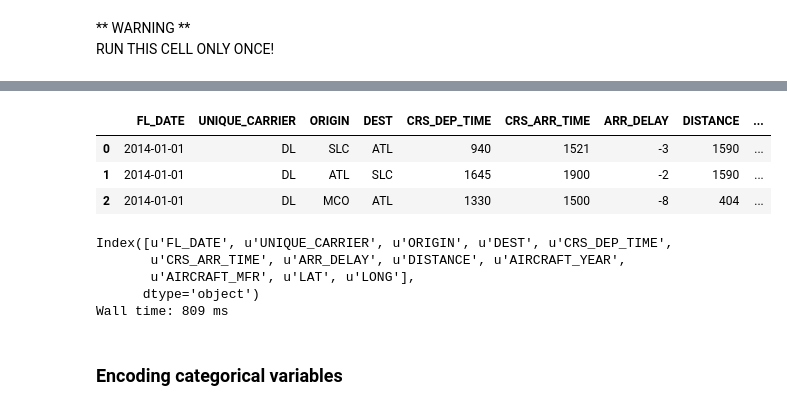
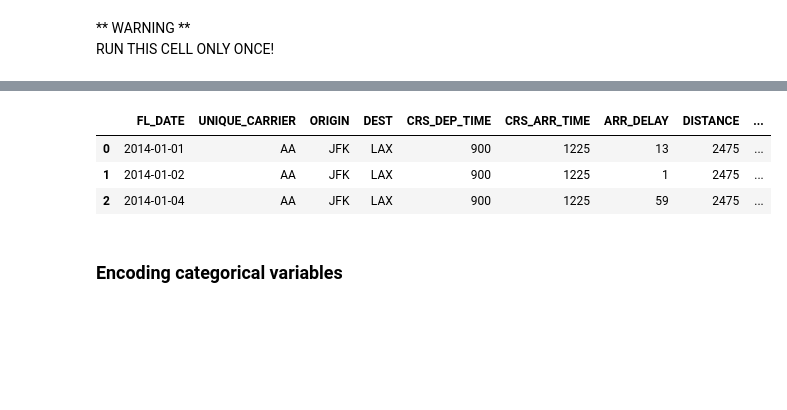
Before and after one commit to LeonhardFS/flightbbq, a Jupyter notebook: 04_PredictiveAnalytics.ipynb, the cells around one changed output, grey strips where cells are left out. Saved outputs shown, nothing was run; the diff lists cells and outputs as text; code cells hidden in the pictures; blank space fills up the shorter version.

```diff
--- a/04_PredictiveAnalytics.ipynb
+++ b/04_PredictiveAnalytics.ipynb
@@ -151,8 +200,8 @@ def restrict_airport(data, threshold):
 RUN THIS CELL ONLY ONCE!
 # %%
 %%time
-restrict_airport(data2014, 60*365)
-dataRes = data2014.copy()
+#restrict_airport(data2014, 60*365)
+data_example = data2014.copy()
 print "number of airports: ", len(set(data2014))
 print "dataset size: ", len(data2014)
 # %% [output]
@@ -167,23 +218,17 @@ Wall time: 2.25 s
 # %%
-dataRes.head(3)
+data_example.head(3)
 # %% [output]
 |  | FL_DATE | UNIQUE_CARRIER | ORIGIN | DEST | CRS_DEP_TIME | CRS_ARR_TIME | ARR_DELAY | DISTANCE | ... |
-| 0 | 2014-01-01 | DL | SLC | ATL | 940 | 1521 | -3 | 1590 | ... |
-| 1 | 2014-01-01 | DL | ATL | SLC | 1645 | 1900 | -2 | 1590 | ... |
-| 2 | 2014-01-01 | DL | MCO | ATL | 1330 | 1500 | -8 | 404 | ... |
+| 0 | 2014-01-01 | AA | JFK | LAX | 900 | 1225 | 13 | 2475 | ... |
+| 1 | 2014-01-02 | AA | JFK | LAX | 900 | 1225 | 1 | 2475 | ... |
+| 2 | 2014-01-04 | AA | JFK | LAX | 900 | 1225 | 59 | 2475 | ... |
 # %%
-%%time
+#%%time
 # recover file
-file_path = "cache/predictionData/dataRes.csv"
-dataRes = pd.read_csv(file_path)
-dataRes.drop('Unnamed: 0', axis= 1, inplace = True)
-print dataRes.columns
+#file_path = "cache/predictionData/dataRes.csv"
+#dataRes = pd.read_csv(file_path)
+#dataRes.drop('Unnamed: 0', axis= 1, inplace = True)
+#print dataRes.columns
-# %% [output]
-Index([u'FL_DATE', u'UNIQUE_CARRIER', u'ORIGIN', u'DEST', u'CRS_DEP_TIME',
-       u'CRS_ARR_TIME', u'ARR_DELAY', u'DISTANCE', u'AIRCRAFT_YEAR',
-       u'AIRCRAFT_MFR', u'LAT', u'LONG'],
-      dtype='object')
-Wall time: 809 ms
 # %% [markdown]
 ### Encoding categorical variables
 # %%
```
Also changed, not shown: parts of 45 cells of this notebook.
